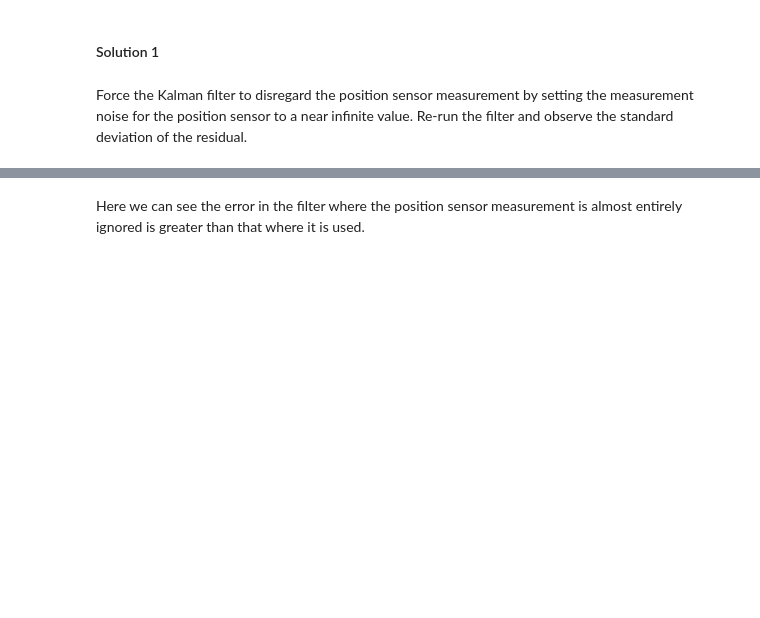
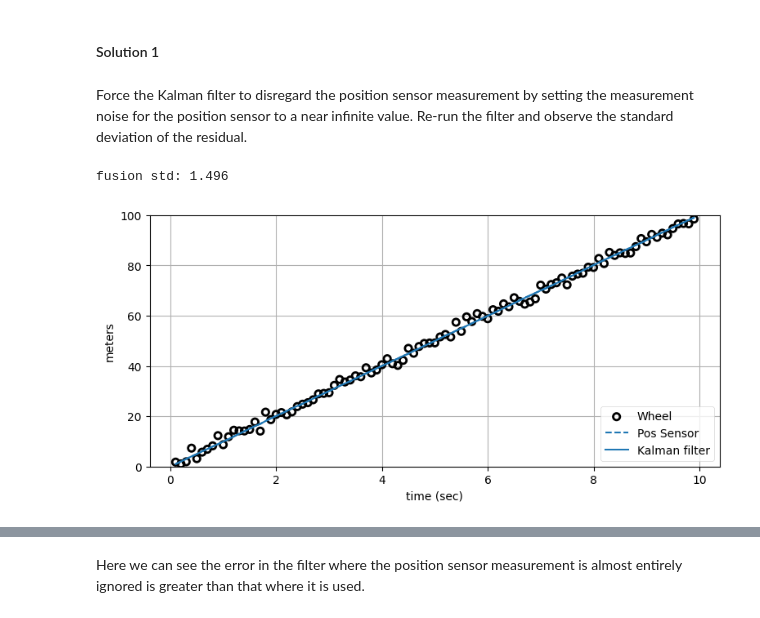
Before and after one commit to xushengyichn/Kalman-and-Bayesian-Filters-in-Python, a Jupyter notebook: 08-Designing-Kalman-Filters.ipynb, the cells around one changed output, grey strips where cells are left out. Saved outputs shown, nothing was run; the diff lists cells and outputs as text; code cells hidden in the pictures; blank space fills up the shorter version.

```diff
--- a/08-Designing-Kalman-Filters.ipynb
+++ b/08-Designing-Kalman-Filters.ipynb
@@ -1510,4 +1526,9 @@ Devise a way to prove that fusing the position sensor and wheel measurements yie
 #### Solution 1
 # %% [markdown]
 Force the Kalman filter to disregard the position sensor measurement by setting the measurement noise for the position sensor to a near infinite value. Re-run the filter and observe the standard deviation of the residual.
+# %%
+fusion_test(1.5, 0.1, do_plot=True)
+# %% [output]
+fusion std: 1.496
+[figure, added]
 # %%
```
Also changed, not shown: parts of 24 cells of this notebook.
